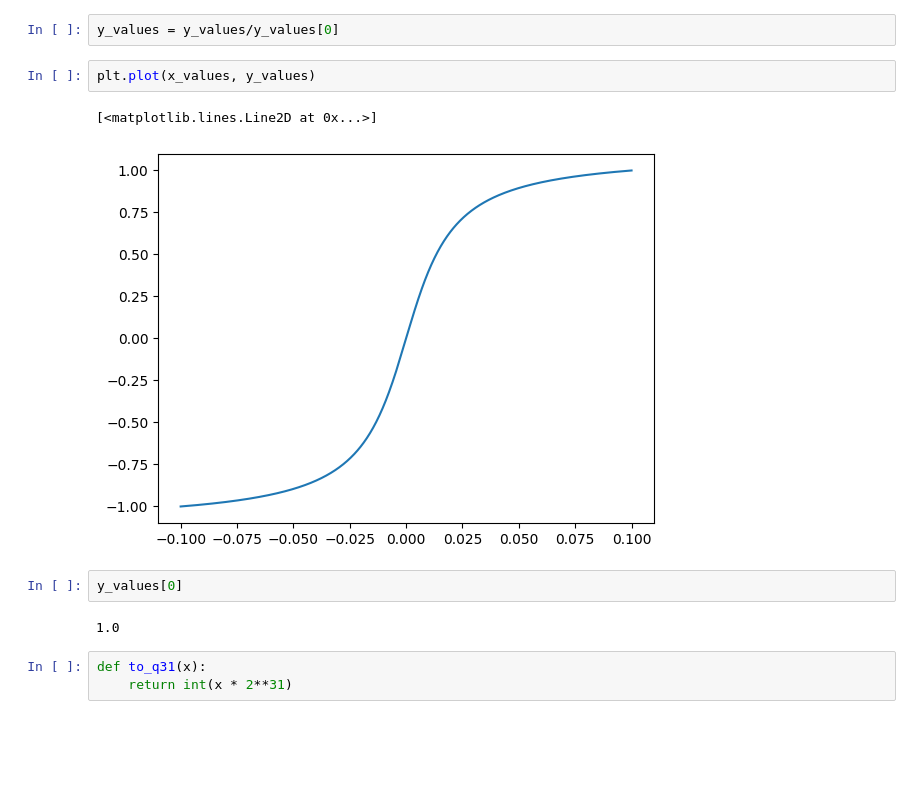
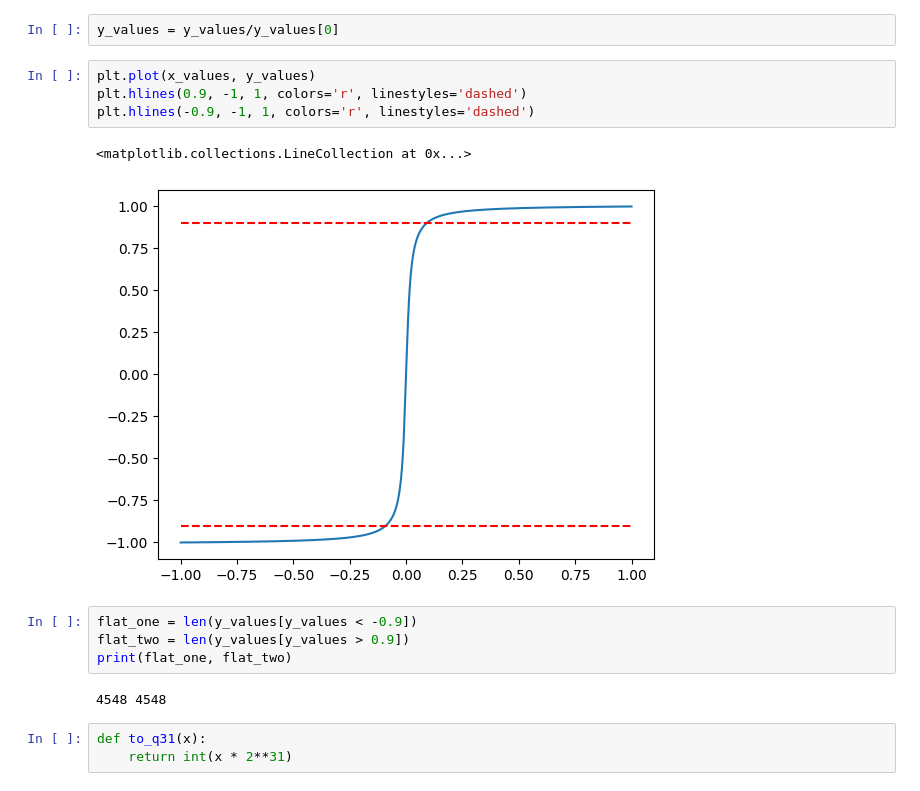
Before and after one commit to gmarius780/lockstar, a Jupyter notebook: code/rpi/python/lockstar_rpi/Helpers/calculator.ipynb, the cells around one changed output. Drawn from its saved outputs; the diff is of its cells as text; blank space fills up the shorter version.

```diff
--- a/code/rpi/python/lockstar_rpi/Helpers/calculator.ipynb
+++ b/code/rpi/python/lockstar_rpi/Helpers/calculator.ipynb
@@ -123,14 +132,18 @@ y_values[0]
 # %%
 y_values = y_values/y_values[0]
-# %%
-plt.plot(x_values, y_values)
-# %% [output]
-[<matplotlib.lines.Line2D at 0x...>]
-[figure, removed]
-# %%
-y_values[0]
-# %% [output]
-1.0
+# %%
+plt.plot(x_values, y_values)
+plt.hlines(0.9, -1, 1, colors='r', linestyles='dashed')
+plt.hlines(-0.9, -1, 1, colors='r', linestyles='dashed')
+# %% [output]
+<matplotlib.collections.LineCollection at 0x...>
+[figure, added]
+# %%
+flat_one = len(y_values[y_values < -0.9])
+flat_two = len(y_values[y_values > 0.9])
+print(flat_one, flat_two)
+# %% [output]
+4548 4548
 # %%
 def to_q31(x):
     return int(x * 2**31)
```
Also changed, not shown: parts of 10 cells of this notebook.
